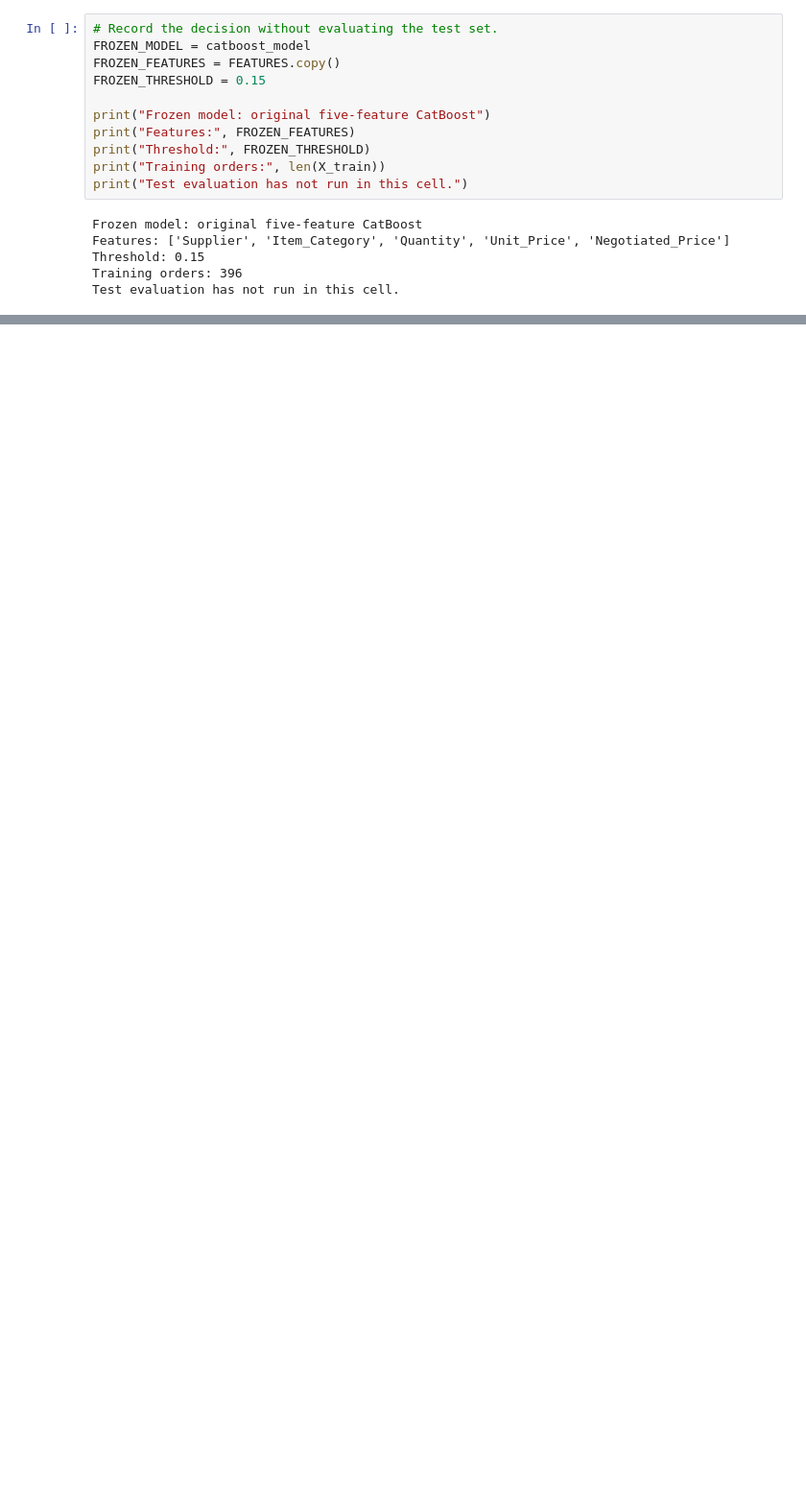
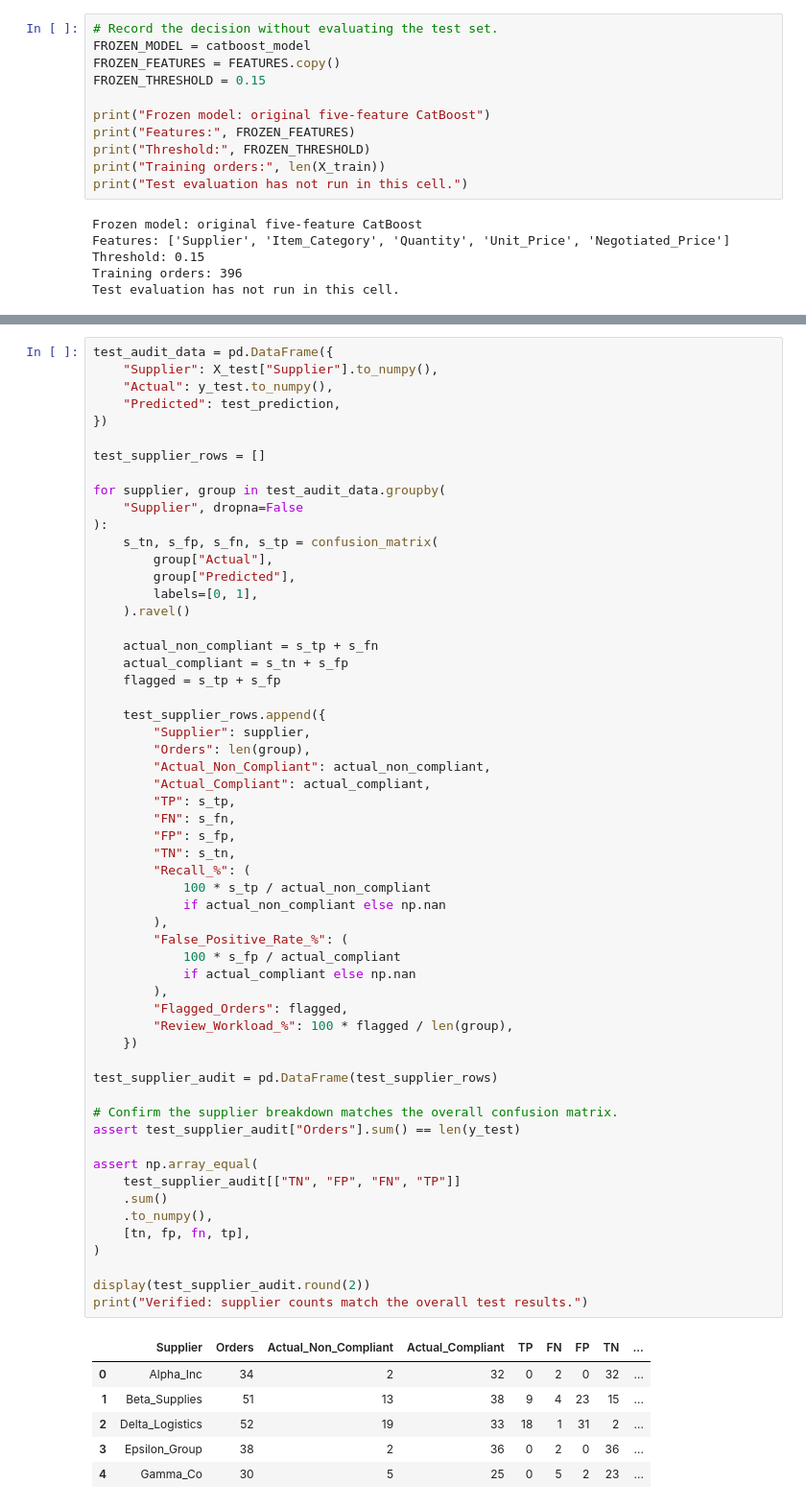
Before and after one commit to ahmasaidMDT/procuresight-ai, a Jupyter notebook: notebooks/04_compliance_modelling.ipynb, the cells around one changed output, grey strips where cells are left out. Shown at 96% size. Cells and saved outputs as stored; diff of their text form; blank space fills up the shorter version.

Commit message:
Document frozen test evaluation and supplier error audit

```diff
--- a/notebooks/04_compliance_modelling.ipynb
+++ b/notebooks/04_compliance_modelling.ipynb
@@ -2196,0 +2341,64 @@ Test evaluation has not run in this cell.
+# %%
+test_audit_data = pd.DataFrame({
+    "Supplier": X_test["Supplier"].to_numpy(),
+    "Actual": y_test.to_numpy(),
+    "Predicted": test_prediction,
+})
+
+test_supplier_rows = []
+
+for supplier, group in test_audit_data.groupby(
+    "Supplier", dropna=False
+):
+    s_tn, s_fp, s_fn, s_tp = confusion_matrix(
+        group["Actual"],
+        group["Predicted"],
+        labels=[0, 1],
+    ).ravel()
+
+    actual_non_compliant = s_tp + s_fn
+    actual_compliant = s_tn + s_fp
+    flagged = s_tp + s_fp
+
+    test_supplier_rows.append({
+        "Supplier": supplier,
+        "Orders": len(group),
+        "Actual_Non_Compliant": actual_non_compliant,
+        "Actual_Compliant": actual_compliant,
+        "TP": s_tp,
+        "FN": s_fn,
+        "FP": s_fp,
+        "TN": s_tn,
+        "Recall_%": (
+            100 * s_tp / actual_non_compliant
+            if actual_non_compliant else np.nan
+        ),
+        "False_Positive_Rate_%": (
+            100 * s_fp / actual_compliant
+            if actual_compliant else np.nan
+        ),
+        "Flagged_Orders": flagged,
+        "Review_Workload_%": 100 * flagged / len(group),
+    })
+
+test_supplier_audit = pd.DataFrame(test_supplier_rows)
+
+# Confirm the supplier breakdown matches the overall confusion matrix.
+assert test_supplier_audit["Orders"].sum() == len(y_test)
+
+assert np.array_equal(
+    test_supplier_audit[["TN", "FP", "FN", "TP"]]
+    .sum()
+    .to_numpy(),
+    [tn, fp, fn, tp],
+)
+
+display(test_supplier_audit.round(2))
+print("Verified: supplier counts match the overall test results.")
+# %% [output]
+|  | Supplier | Orders | Actual_Non_Compliant | Actual_Compliant | TP | FN | FP | TN | ... |
+| 0 | Alpha_Inc | 34 | 2 | 32 | 0 | 2 | 0 | 32 | ... |
+| 1 | Beta_Supplies | 51 | 13 | 38 | 9 | 4 | 23 | 15 | ... |
+| 2 | Delta_Logistics | 52 | 19 | 33 | 18 | 1 | 31 | 2 | ... |
+| 3 | Epsilon_Group | 38 | 2 | 36 | 0 | 2 | 0 | 36 | ... |
+| 4 | Gamma_Co | 30 | 5 | 25 | 0 | 5 | 2 | 23 | ... |
```
Also changed, not shown: parts of 8 cells of this notebook.
